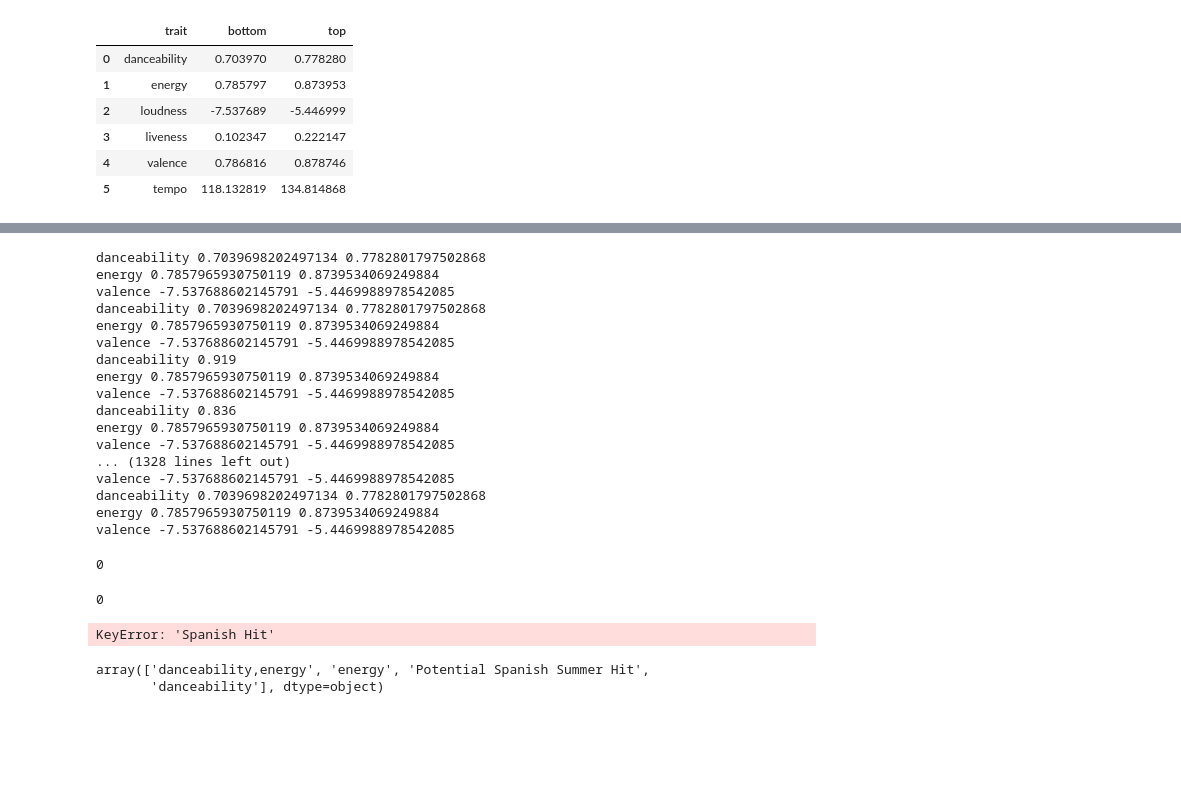
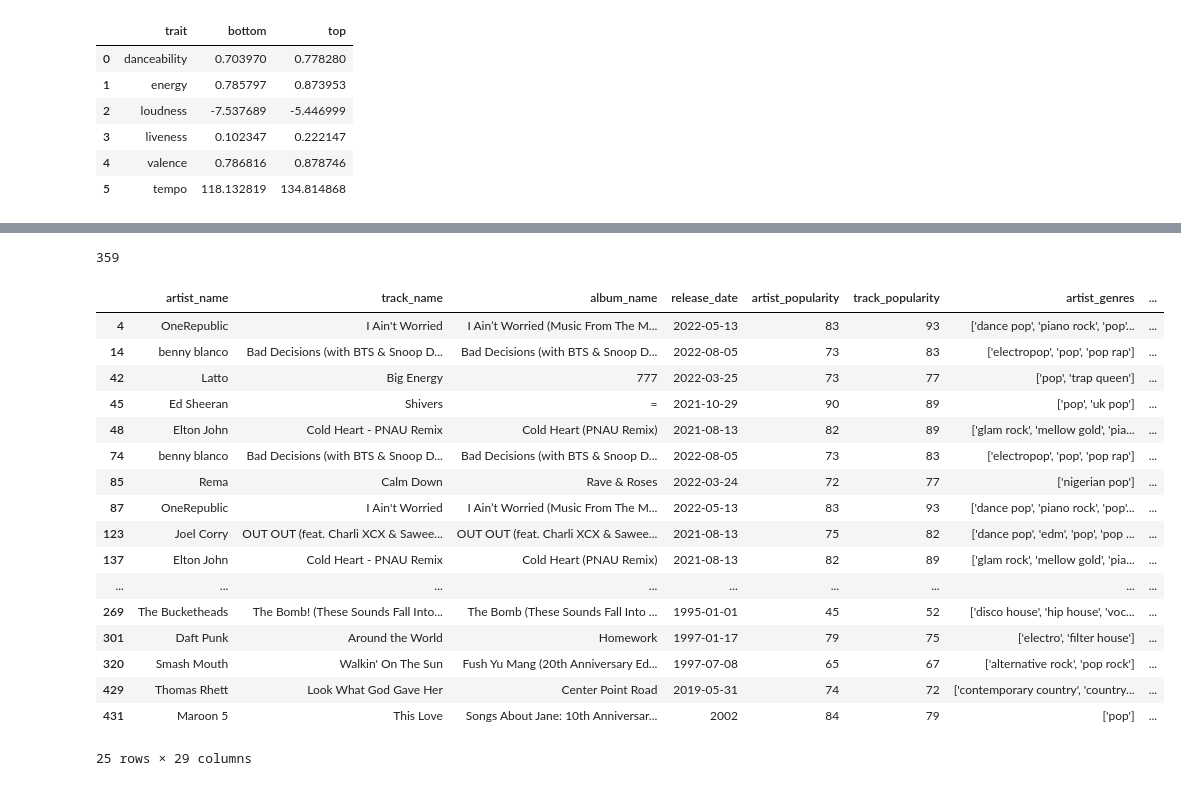
Before and after one commit to andersgom/macarenameter, a Jupyter notebook: test_analysis.ipynb, the cells around one changed output, grey strips where cells are left out. Drawn from its saved outputs; the diff is of its cells as text; code cells hidden in the pictures; blank space fills up the shorter version.

```diff
--- a/test_analysis.ipynb
+++ b/test_analysis.ipynb
@@ -155,6 +155,4 @@ tempo
 | 4 | valence | 0.786816 | 0.878746 |
 | 5 | tempo | 118.132819 | 134.814868 |
 # %%
-#conf_intervals.set_index('trait', inplace=True)
-
-conf_intervals.loc['valence']['bottom']
+conf_intervals.set_index('trait',inplace= True)
@@ -217,25 +229,28 @@ def hit_detector(row):
 # %%
 all_popular[['Hit', 'Dance_miss', 'Energy_miss', 'Valence_miss']] = all_popular.apply(hit_detector,axis = 1, result_type='expand')
-# %% [output]
-danceability 0.7039698202497134 0.7782801797502868
-energy 0.7857965930750119 0.8739534069249884
-valence -7.537688602145791 -5.4469988978542085
-danceability 0.7039698202497134 0.7782801797502868
-energy 0.7857965930750119 0.8739534069249884
-valence -7.537688602145791 -5.4469988978542085
-danceability 0.919
-energy 0.7857965930750119 0.8739534069249884
-valence -7.537688602145791 -5.4469988978542085
-danceability 0.836
-energy 0.7857965930750119 0.8739534069249884
-valence -7.537688602145791 -5.4469988978542085
-... (1328 lines left out)
-valence -7.537688602145791 -5.4469988978542085
-danceability 0.7039698202497134 0.7782801797502868
-energy 0.7857965930750119 0.8739534069249884
-valence -7.537688602145791 -5.4469988978542085
 # %%
 all_popular['Valence_miss'].sum()
 # %% [output]
-0
+359
+# %%
+all_popular[all_popular['Hit'] == 1]
+# %% [output]
+|  | artist_name | track_name | album_name | release_date | artist_popularity | track_popularity | artist_genres | ... |
+| 4 | OneRepublic | I Ain't Worried | I Ain’t Worried (Music From The M... | 2022-05-13 | 83 | 93 | ['dance pop', 'piano rock', 'pop'... | ... |
+| 14 | benny blanco | Bad Decisions (with BTS & Snoop D... | Bad Decisions (with BTS & Snoop D... | 2022-08-05 | 73 | 83 | ['electropop', 'pop', 'pop rap'] | ... |
+| 42 | Latto | Big Energy | 777 | 2022-03-25 | 73 | 77 | ['pop', 'trap queen'] | ... |
+| 45 | Ed Sheeran | Shivers | = | 2021-10-29 | 90 | 89 | ['pop', 'uk pop'] | ... |
+| 48 | Elton John | Cold Heart - PNAU Remix | Cold Heart (PNAU Remix) | 2021-08-13 | 82 | 89 | ['glam rock', 'mellow gold', 'pia... | ... |
+| 74 | benny blanco | Bad Decisions (with BTS & Snoop D... | Bad Decisions (with BTS & Snoop D... | 2022-08-05 | 73 | 83 | ['electropop', 'pop', 'pop rap'] | ... |
+| 85 | Rema | Calm Down | Rave & Roses | 2022-03-24 | 72 | 77 | ['nigerian pop'] | ... |
+| 87 | OneRepublic | I Ain't Worried | I Ain’t Worried (Music From The M... | 2022-05-13 | 83 | 93 | ['dance pop', 'piano rock', 'pop'... | ... |
+| 123 | Joel Corry | OUT OUT (feat. Charli XCX & Sawee... | OUT OUT (feat. Charli XCX & Sawee... | 2021-08-13 | 75 | 82 | ['dance pop', 'edm', 'pop', 'pop ... | ... |
+| 137 | Elton John | Cold Heart - PNAU Remix | Cold Heart (PNAU Remix) | 2021-08-13 | 82 | 89 | ['glam rock', 'mellow gold', 'pia... | ... |
+| ... | ... | ... | ... | ... | ... | ... | ... | ... |
+| 269 | The Bucketheads | The Bomb! (These Sounds Fall Into... | The Bomb (These Sounds Fall Into ... | 1995-01-01 | 45 | 52 | ['disco house', 'hip house', 'voc... | ... |
+| 301 | Daft Punk | Around the World | Homework | 1997-01-17 | 79 | 75 | ['electro', 'filter house'] | ... |
+| 320 | Smash Mouth | Walkin' On The Sun | Fush Yu Mang (20th Anniversary Ed... | 1997-07-08 | 65 | 67 | ['alternative rock', 'pop rock'] | ... |
+| 429 | Thomas Rhett | Look What God Gave Her | Center Point Road | 2019-05-31 | 74 | 72 | ['contemporary country', 'country... | ... |
+| 431 | Maroon 5 | This Love | Songs About Jane: 10th Anniversar... | 2002 | 84 | 79 | ['pop'] | ... |
+25 rows × 29 columns
 # %%
@@ -243,13 +257,0 @@ miss = all_popular.apply(hit_detector,axis = 1, result_type='expand')
-# %%
-all_popular.Valence_miss.sum()
-# %% [output]
-0
-# %%
-all_popular[all_popular['Spanish Hit'] == 'Potential Spanish Summer Hit']
-# %% [output]
-KeyError: 'Spanish Hit'
-# %%
-all_popular['Spanish Hit'].unique()
-# %% [output]
-array(['danceability,energy', 'energy', 'Potential Spanish Summer Hit',
-       'danceability'], dtype=object)
```
Also changed, not shown: parts of 37 cells of this notebook, 5 other files.
